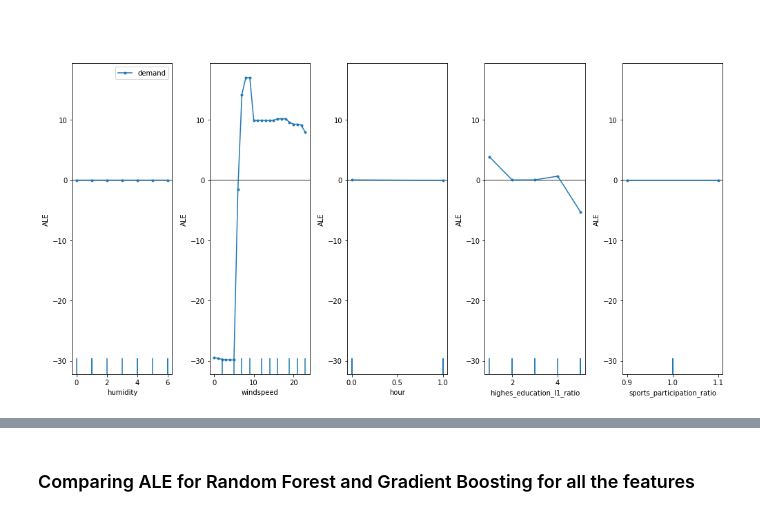
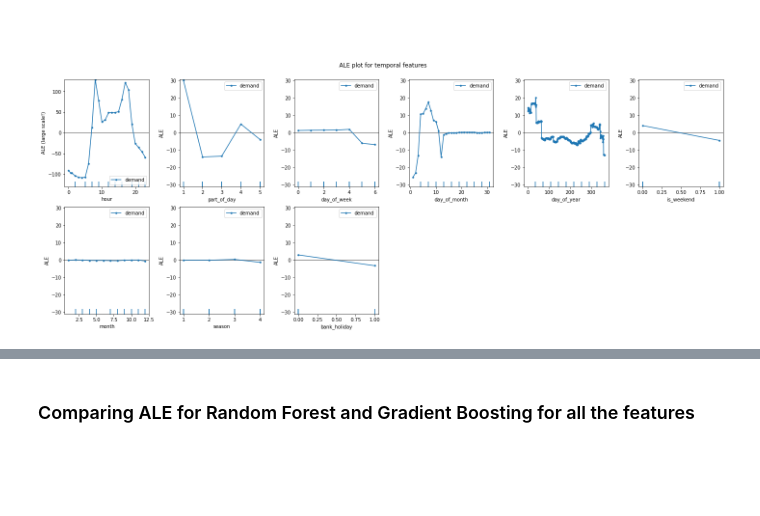
Before and after one commit to tabeaeggler/UrbanMobility, a Jupyter notebook: notebooks/07_feature_attribution_trees.ipynb, the cells around one changed output, grey strips where cells are left out. Drawn from its saved outputs; the diff is of its cells as text; code cells hidden in the pictures; blank space fills up the shorter version.

Commit message:
added ale plot

```diff
--- a/notebooks/07_feature_attribution_trees.ipynb
+++ b/notebooks/07_feature_attribution_trees.ipynb
@@ -24,7 +23,7 @@ journey_17 = pd.read_csv('../data/processed/aggregated_journey_data/agg_journey_
 journey_18 = pd.read_csv('../data/processed/aggregated_journey_data/agg_journey_data_2018.csv', parse_dates=['end_date', 'start_date'], index_col=0)
 journey_19 = pd.read_csv('../data/processed/aggregated_journey_data/agg_journey_data_2019.csv', parse_dates=['end_date', 'start_date'], index_col=0)
 # %%
-journey_train = pd.concat([journey_16, journey_17, journey_18])
+journey_train = pd.concat([journey_17, journey_18])
 journey_test = journey_19.copy()
 # %%
 x_train, y_train, x_test, y_test = model.train_test_split(journey_train, journey_test)
@@ -35,9 +34,9 @@ x_test.shape
 # %%
 rf = joblib.load('../models.random_forest.pkl')
 # %%
-from sklearn.ensemble import RandomForestClassifier
+from sklearn.ensemble import RandomForestRegressor
 
-rf = RandomForestClassifier(n_estimators=100, random_state=42)
+rf = RandomForestRegressor(n_estimators=200, random_state=42)
 rf.fit(x_train, y_train)
 y_pred = rf.predict(x_test)
 # %%
@@ -97,6 +92,41 @@ x_test_subset = x_test_np[start_index:end_index]
 # %%
-rf_exp = ale.explain(x_test_subset)
+rf_exp = ale.explain(x_test.values)
-# %%
-plot_ale(rf_exp, n_cols=6, fig_kw={'figwidth':14, 'figheight': 7});
-# %% [output]
-[figure, removed]
+# %%
+import numpy as np
+
+def ale_plot(selected_features, height, spacing, title):
+
+    # Convert the feature names to indices
+    selected_feature_indices = [list(x_test.columns).index(name) for name in selected_features]
+
+    nrows = int(np.ceil(len(selected_features) / 6))
+    ncols = 6
+
+    fig, axs = plt.subplots(nrows=nrows, ncols=ncols, figsize=(20, height))
+
+    # Flatten the axes array in case it's 2D (when you have more than one row)
+    axs = axs.flatten()
+
+    for ax, feature_index in zip(axs, selected_feature_indices):
+        plot_ale(rf_exp, features=[feature_index], ax=ax)
+
+        # set another y-axis scale for hour feature
+        if feature_index in [1, 19, 20]:
+            ax.set_ylabel('ALE (large scale!)')
+            ax.set_ylim([-130,130])
+        else:
+            ax.set_ylim([-31,31])
+
+    # Disable remaining axes
+    for ax in axs[len(selected_features):]:
+        ax.axis('off')
+
+    plt.tight_layout()
+    plt.subplots_adjust(top=spacing)
+    plt.suptitle(f'ALE plot for {title}')
+    plt.show()
+# %%
+temporal_features = ['hour', 'part_of_day', 'day_of_week', 'day_of_month', 'day_of_year', 'is_weekend', 'month', 'season', 'bank_holiday']
+ale_plot(temporal_features, 8, 0.92, 'temporal features')
+# %% [output]
+[figure, added]
```
Also changed, not shown: parts of 6 cells of this notebook, 3 other files.
